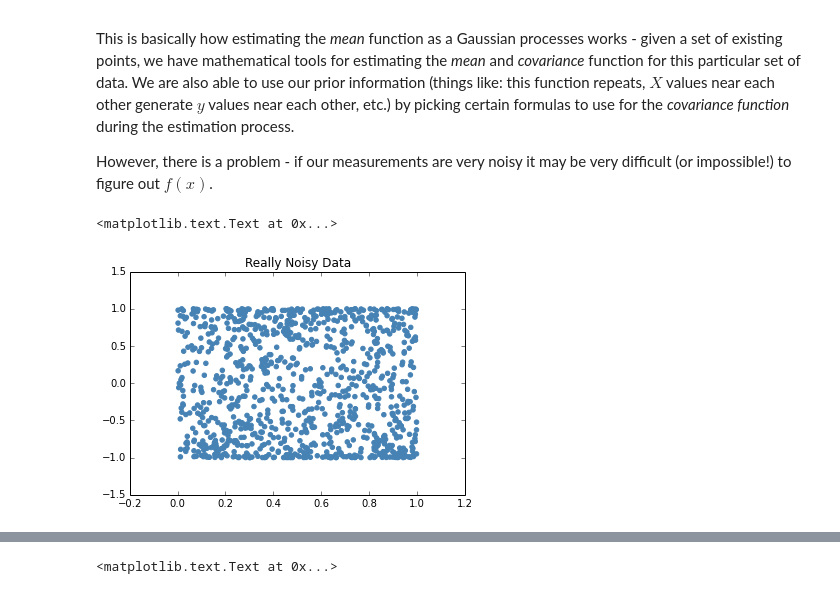
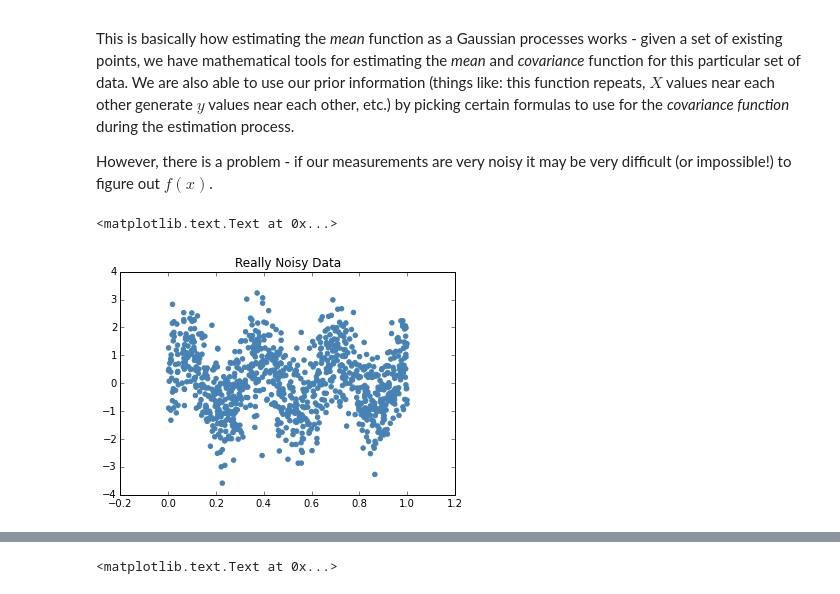
Before and after one commit to kastnerkyle/kastnerkyle.github.io-pelican, a Jupyter notebook: content/downloads/notebooks/ml_introduction_to_gaussian_processes.ipynb, the cells around one changed output, grey strips where cells are left out. Cells and saved outputs as stored; diff of their text form; code cells hidden in the pictures.

```diff
--- a/content/downloads/notebooks/ml_introduction_to_gaussian_processes.ipynb
+++ b/content/downloads/notebooks/ml_introduction_to_gaussian_processes.ipynb
@@ -45,13 +45,13 @@ However, there is a problem - if our measurements are very noisy it may be very
 # %%
 rng = np.random.RandomState(1999)
 n_samples = 1000
 X = rng.rand(n_samples)
-y = np.sin(20 * X + 5 * rng.randn(n_samples))
+y = np.sin(20 * X) + .95 * rng.randn(n_samples)
 plt.scatter(X, y, color='steelblue')
 plt.title('Really Noisy Data')
 # %% [output]
 <matplotlib.text.Text at 0x...>
-[figure, old version]
+[figure, new version]
 # %% [markdown]
 Looking at the above plot, it is easy to see that generating the "red line" like above would be much more difficult, even though the generating function $sin()$ is the same. In a sense, you could say that the **distribution of possible functions** to generate those $y$ values from $X$ is very wide, and it is hard to find the "best guess" for $f(x)$.
 
```
Also changed, not shown: parts of 13 cells of this notebook, 3 other files.
